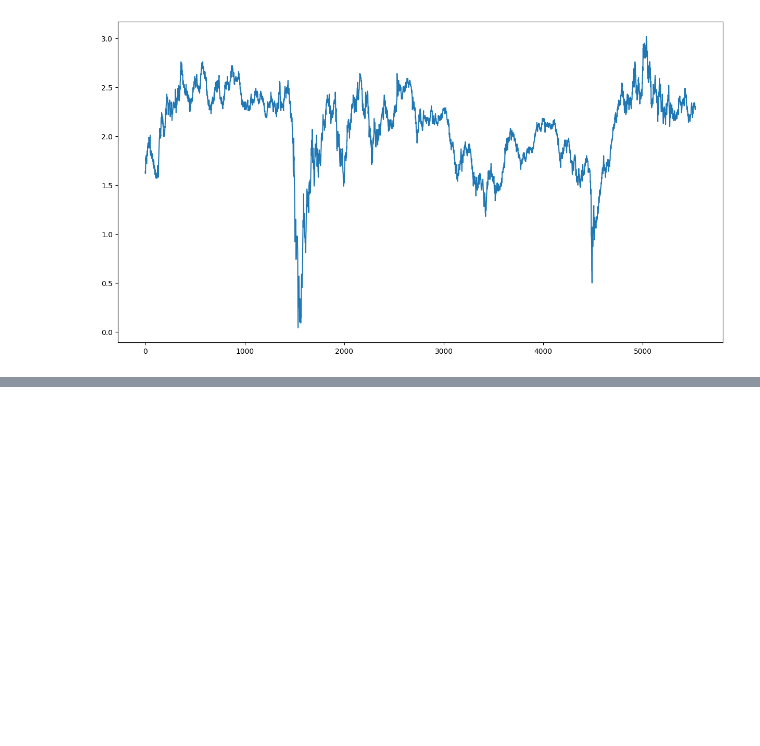
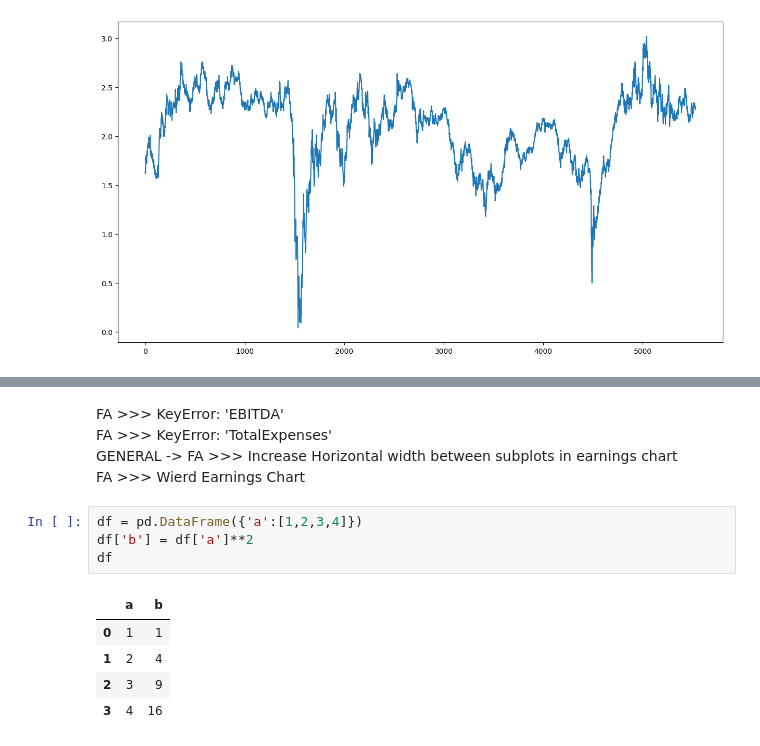
Before and after one commit to Robohrriday/MS499_IITGN_Finance_2024, a Jupyter notebook: data_analysis.ipynb, the cells around one changed output, grey strips where cells are left out. Saved outputs shown, nothing was run; the diff lists cells and outputs as text; blank space fills up the shorter version.

```diff
--- a/data_analysis.ipynb
+++ b/data_analysis.ipynb
@@ -348,0 +371,15 @@ plt.show()
+# %% [markdown]
+FA >>> KeyError: 'EBITDA'<br>
+FA >>> KeyError: 'TotalExpenses'<br>
+GENERAL -> FA >>> Increase Horizontal width between subplots in earnings chart<br>
+FA >>> Wierd Earnings Chart<br>
+# %%
+df = pd.DataFrame({'a':[1,2,3,4]})
+df['b'] = df['a']**2
+df
+# %% [output]
+|  | a | b |
+| 0 | 1 | 1 |
+| 1 | 2 | 4 |
+| 2 | 3 | 9 |
+| 3 | 4 | 16 |
```
Also changed, not shown: parts of 2 cells of this notebook, 11 other files.
